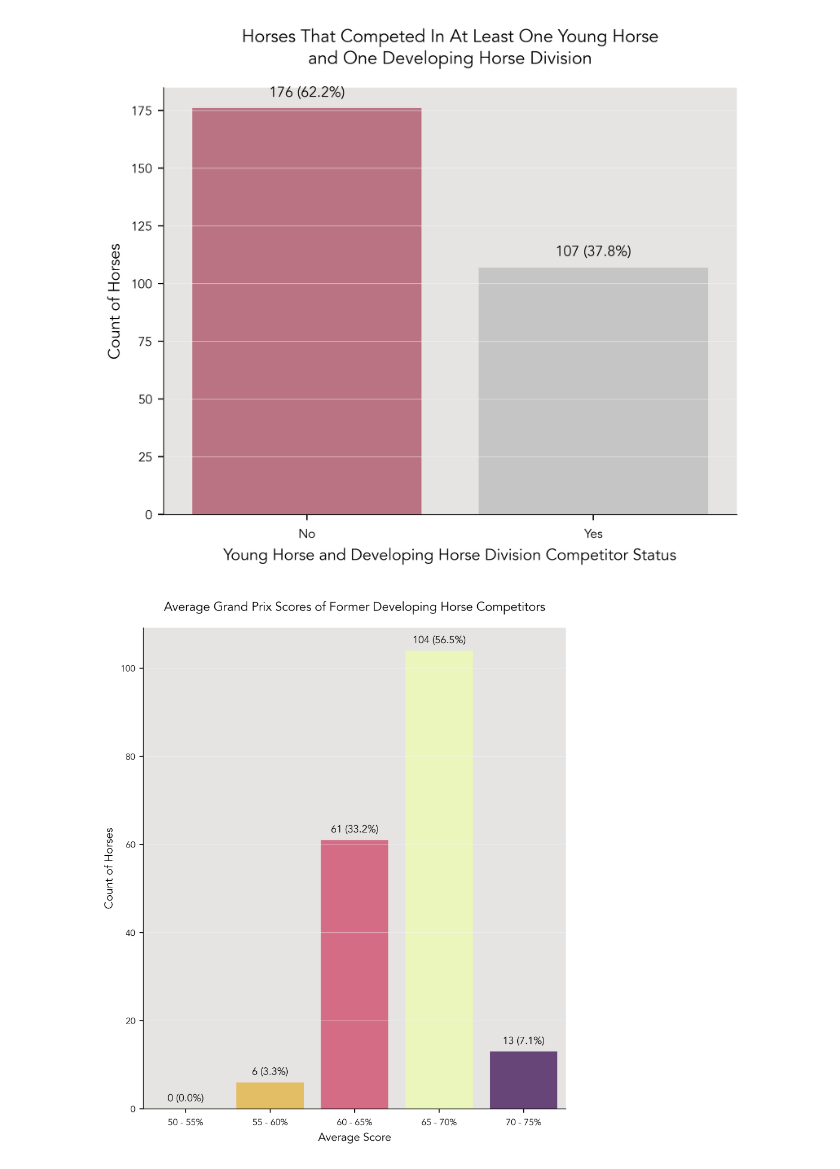
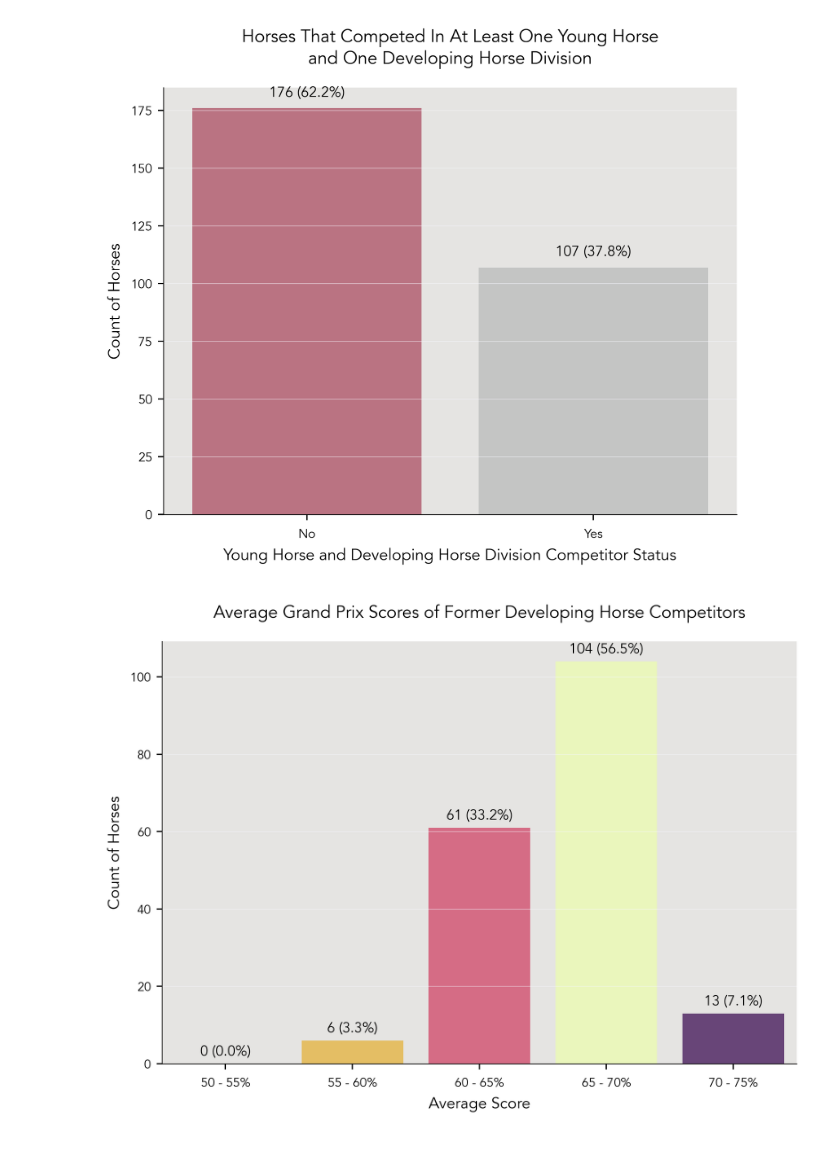
Before and after one commit to siobyrne/young-dressage-horse-program-analysis, a Jupyter notebook: developinghorse.ipynb, the cells around one changed output. Drawn from its saved outputs; the diff is of its cells as text; code cells hidden in the pictures.

```diff
--- a/developinghorse.ipynb
+++ b/developinghorse.ipynb
@@ -356,38 +356,36 @@ plt.show()
 
 gp_dev_horses = merged_df.loc[(merged_df['Year'] <= 2023) &
                              (merged_df['Division'].str.contains('DHPSG|DHGP')) & (merged_df['Highest Level'] == 'Grand Prix')].copy()
+
 # drop duplicate USDF numbers so we only count each horse once
 gp_dev_horses = gp_dev_horses.drop_duplicates(subset=['USDFNumber'])
 
 gp_dev_count = len(gp_dev_horses)
 
 gp_dev_horses['AverageGP'] = gp_dev_horses['AverageGP'].astype(float)
 
 # create labels
 labels = ['50 - 55%', '55 - 60%', '60 - 65%', '65 - 70%', '70 - 75%']
 
 # cut bins
 gp_dev_horses['bin'] = pd.cut(gp_dev_horses['AverageGP'], bins=range(50,76,5), labels=labels)
-
-
-f, ax = plt.subplots(figsize=(6, 7))
 
 
 # set up countplot
 ax = sns.countplot(x='bin', data=gp_dev_horses)
 
 # add annotation for count and percentage
 for p in ax.patches:
     ax.annotate("{:0,.0f} ({:,.1f}%)".format(p.get_height(), p.get_height()*100/gp_dev_count), (p.get_x() + p.get_width()/2, p.get_height() + 1), ha = 'center', va = 'bottom', fontsize=9)
 
 # set xticks, xlabel, and title
 ax.set_title('Average Grand Prix Scores of Former Developing Horse Competitors')
 ax.set_xlabel('Average Score')
 ax.set_ylabel('Count of Horses')
 
 # save and show figure
 plt.tight_layout()
 plt.savefig('images/dh-gp-average-score.png')
 plt.show()
 # %% [output]
-[figure, old version]
+[figure, new version]
```
Also changed, not shown: parts of 1 cell of this notebook, 8 other files.
